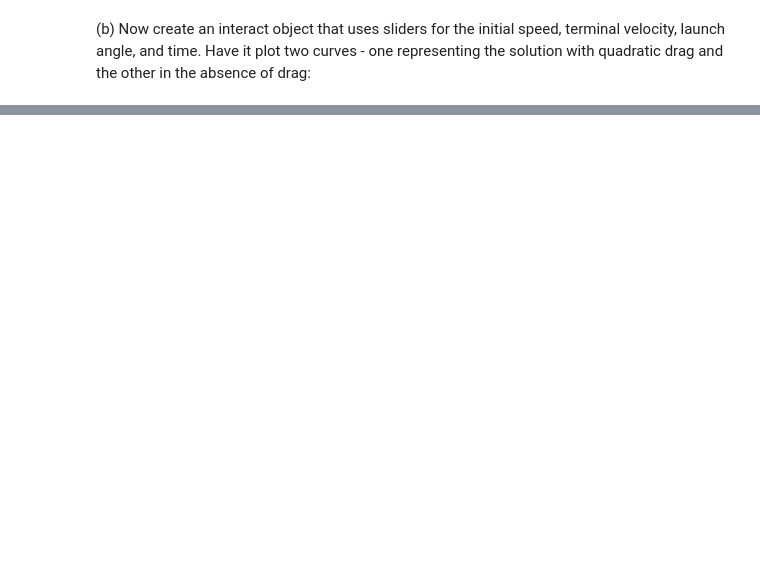
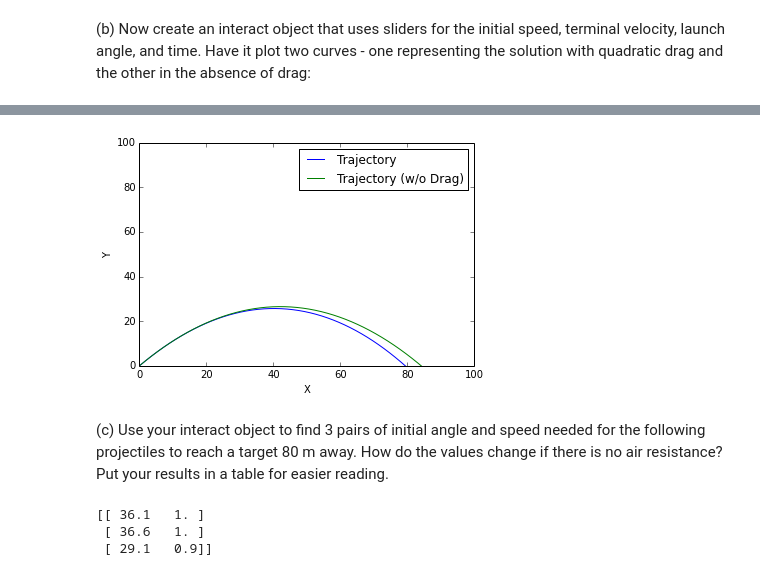
Before and after one commit to eizaguir/PHYS202-S14, a Jupyter notebook: SciPy/ODEExercises.ipynb, the cells around one changed output, grey strips where cells are left out. Saved outputs shown, nothing was run; the diff lists cells and outputs as text; code cells hidden in the pictures; blank space fills up the shorter version.

```diff
--- a/SciPy/ODEExercises.ipynb
+++ b/SciPy/ODEExercises.ipynb
@@ -469,0 +465,60 @@ NameError: name 'freefall' is not defined
+# %%
+from IPython.html.widgets import interact, interactive
+
+def PPderiv2(y,t,Vterr=44):
+
+    g = 9.8
+    m = 1 #kg
+    Vx = y[0]
+    Vy = y[1]
+    x = y[2]
+    y = y[3]
+
+    dVxdt = 0
+    dVydt = (-g)
+
+    return np.array([ dVxdt, dVydt, Vx, Vy ])
+
+
+def Trajectory(theta=(pi/4),Vinit=30.,t=10,Vterr=40):
+    t = np.arange(0.,t+0.1,0.1)
+    Vx0=Vinit * np.cos(theta)
+    Vy0=Vinit * np.sin(theta)
+
+    #initial conditions
+    x0 = 0
+    y0 = 0
+
+    #pass the function deriv to the solver with initial values and integration variable
+    result = odeint(PPderiv,np.array([Vx0,Vy0,x0,y0]),t,args=(Vterr,))
+    result2 = odeint(PPderiv2,np.array([Vx0,Vy0,x0,y0]),t,args=(Vterr,))
+
+
+    X = result[:,2]
+    Y = result[:,3]
+
+    X2 = result2[:,2]
+    Y2 = result2[:,3]
+
+    plt.plot(X,Y,label="Trajectory")
+    plt.plot(X2,Y2,label="Trajectory (w/o Drag)")
+    plt.xlabel("X")
+    plt.ylabel("Y")
+    plt.xlim(0,100)
+    plt.ylim(0,100)
+    plt.legend(loc="best")
+    plt.show()
+
+v4 = interact(Trajectory,theta=(0.,(pi/2)),Vinit=(5.,50.),t=(.1,10.),Vterr=(20,120))
+# %% [output]
+[figure, added]
+# %% [markdown]
+
+(c) Use your interact object to find 3 pairs of initial angle and speed needed for the following projectiles to reach a target 80 m away. How do the values change if there is no air resistance? Put your results in a table for easier reading.
+# %%
+arr = np.array([[36.1,1], [36.6,1],[29.1,0.9]])
+print arr
+# %% [output]
+[[ 36.1   1. ]
+ [ 36.6   1. ]
+ [ 29.1   0.9]]
```
Also changed, not shown: parts of 11 cells of this notebook, 4 other files.
